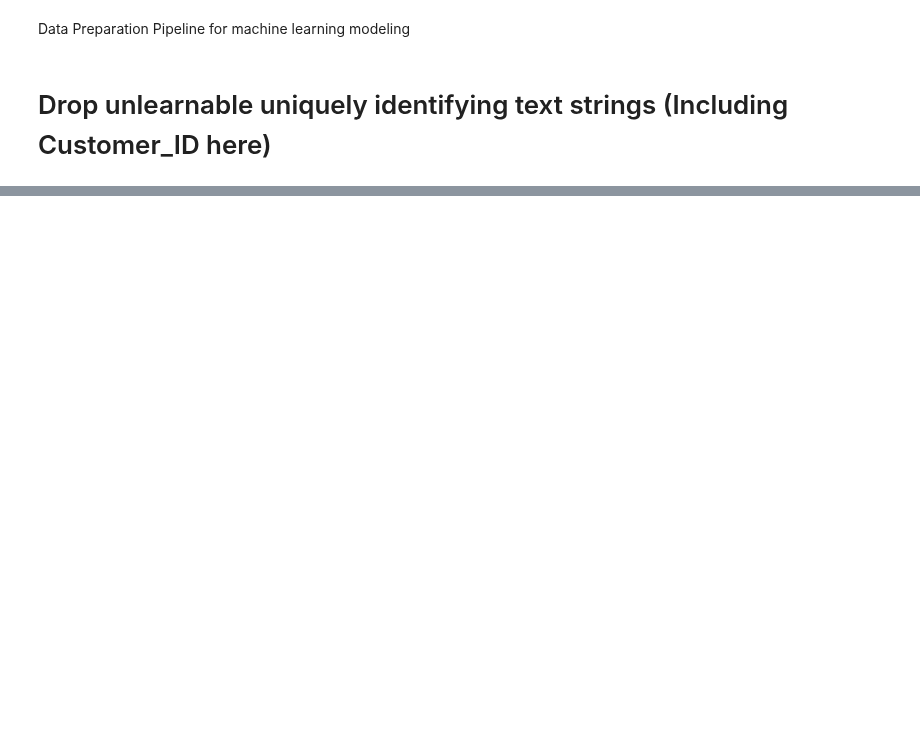
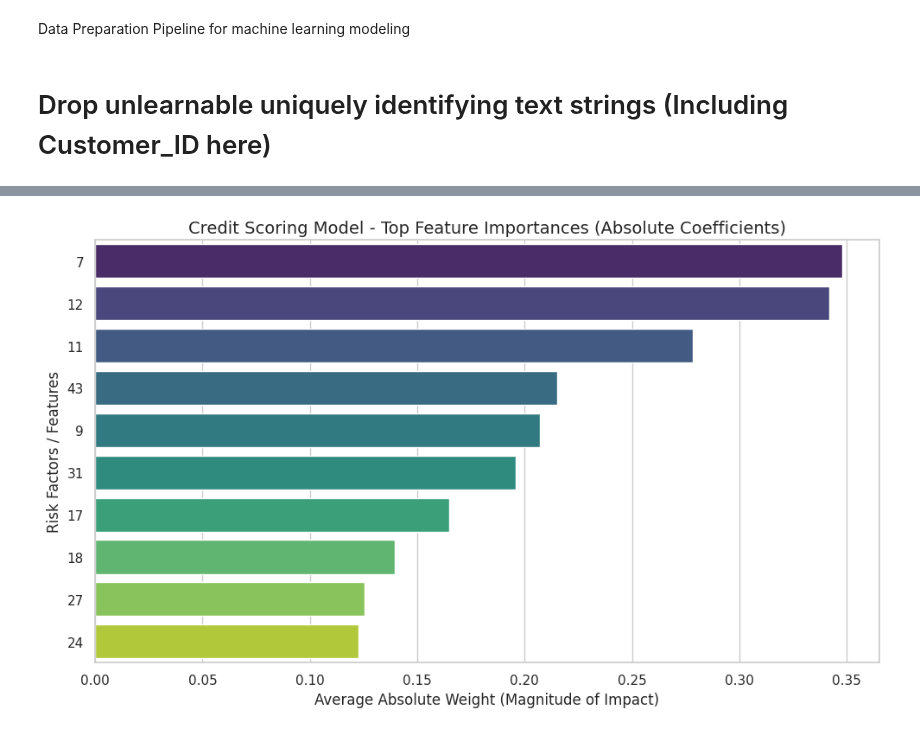
Before and after one commit to mahmudulhasantechnology-cmyk/Smart-Credit-Automating-Financial-Risk-Brackets-with-Predictive-Machine-Learning-Models, a Jupyter notebook: Model.ipynb, the cells around one changed output, grey strips where cells are left out. Saved outputs shown, nothing was run; the diff lists cells and outputs as text; code cells hidden in the pictures; blank space fills up the shorter version.

```diff
--- a/Model.ipynb
+++ b/Model.ipynb
@@ -440,3 +440,14 @@ test_ids = clean_test['ID'] # Save for final submission export
 drop_cols = ['ID', 'Name', 'SSN', 'Type_of_Loan', 'Customer_ID']
 clean_train = clean_train.drop(columns=[c for c in drop_cols if c in clean_train.columns])
 clean_test = clean_test.drop(columns=[c for c in drop_cols if c in clean_test.columns])
+# %%
+# One-Hot Encoding nominals
+nominal_cols = ['Occupation', 'Payment_Behaviour', 'Payment_of_Min_Amount', 'Month']
+combined = pd.concat([clean_train.drop(columns=['Credit_Score'], errors='ignore'), clean_test], axis=0)
+combined_encoded = pd.get_dummies(combined, columns=nominal_cols, drop_first=True, dtype=float)
+
+# Separate datasets back using original indices
+X_full = combined_encoded.iloc[:len(clean_train)].copy()
+X_test_final = combined_encoded.iloc[len(clean_train):].copy()
+
+y_full = clean_train['Credit_Score'].values
@@ -442,0 +813,75 @@ clean_test = clean_test.drop(columns=[c for c in drop_cols if c in clean_test.co
+# %%
+import numpy as np
+import pandas as pd
+import matplotlib.pyplot as plt
+import seaborn as sns
+from sklearn.metrics import confusion_matrix, classification_report
+import shap
+
+# =====================================================================
+# CONNECT TO YOUR EXACT TRAINING VARIABLES
+# =====================================================================
+best_model = model                  # Uses your trained LogisticRegression model
+
+# FIX: Force feature names to strings to prevent the TypeError 'int' has no len()
+feature_names = [str(col) for col in X_full_df.columns]
+
+# ==========================================
+# 1. GLOBAL FEATURE IMPORTANCE PLOT
+# ==========================================
+print("Generating Feature Importance Plot from Coefficients...")
+
+if best_model.coef_.ndim > 1:
+    importances = np.mean(np.abs(best_model.coef_), axis=0)
+else:
+    importances = np.abs(best_model.coef_)
+
+indices = np.argsort(importances)[::-1]
+
+plt.figure(figsize=(10, 6))
+plt.title("Credit Scoring Model - Top Feature Importances (Absolute Coefficients)")
+sns.barplot(x=importances[indices][:10], y=[feature_names[i] for i in indices[:10]], palette="viridis")
+plt.xlabel("Average Absolute Weight (Magnitude of Impact)")
+plt.ylabel("Risk Factors / Features")
+plt.tight_layout()
+plt.show()
+
+# ==========================================
+# 2. SHAP VALUES (EXPLAINABILITY FOR LINEAR MODELS)
+# ==========================================
+print("Calculating SHAP values...")
+# Initialize with a robust background dataset masker
+masker = shap.maskers.Independent(X_train_resampled, max_samples=100)
+explainer = shap.LinearExplainer(best_model, masker)
+
+# Select validation sample
+sample_size = min(500, X_val_scaled.shape[0])
+X_sample = X_val_scaled[:sample_size]
+
+# Wrap the numpy array into a DataFrame so SHAP inherently reads string features
+X_sample_df = pd.DataFrame(X_sample, columns=feature_names)
+shap_values = explainer(X_sample_df)
+
+# Plot summary cleanly
+plt.figure(figsize=(10, 6))
+shap.summary_plot(shap_values, X_sample_df)
+
+# ==========================================
+# 3. CONFUSION MATRIX REVIEW (ON VALIDATION SET)
+# ==========================================
+print("Generating Confusion Matrix...")
+y_pred = best_model.predict(X_val_scaled)
+cm = confusion_matrix(y_val, y_pred)
+
+labels = ['Poor', 'Standard', 'Good']
+
+plt.figure(figsize=(8, 6))
+sns.heatmap(cm, annot=True, fmt='d', cmap='Blues', xticklabels=labels, yticklabels=labels)
+plt.title('Credit Rating Confusion Matrix')
+plt.ylabel('Actual Credit Class')
+plt.xlabel('Predicted Credit Class')
+plt.show()
+
+# Show text-based classification report
+print("\nClassification Report:\n", classification_report(y_val, y_pred, target_names=labels))
+# %% [output]
@@ -442,0 +892 @@ clean_test = clean_test.drop(columns=[c for c in drop_cols if c in clean_test.co
+[figure, added]
```
Also changed, not shown: parts of 14 cells of this notebook.
